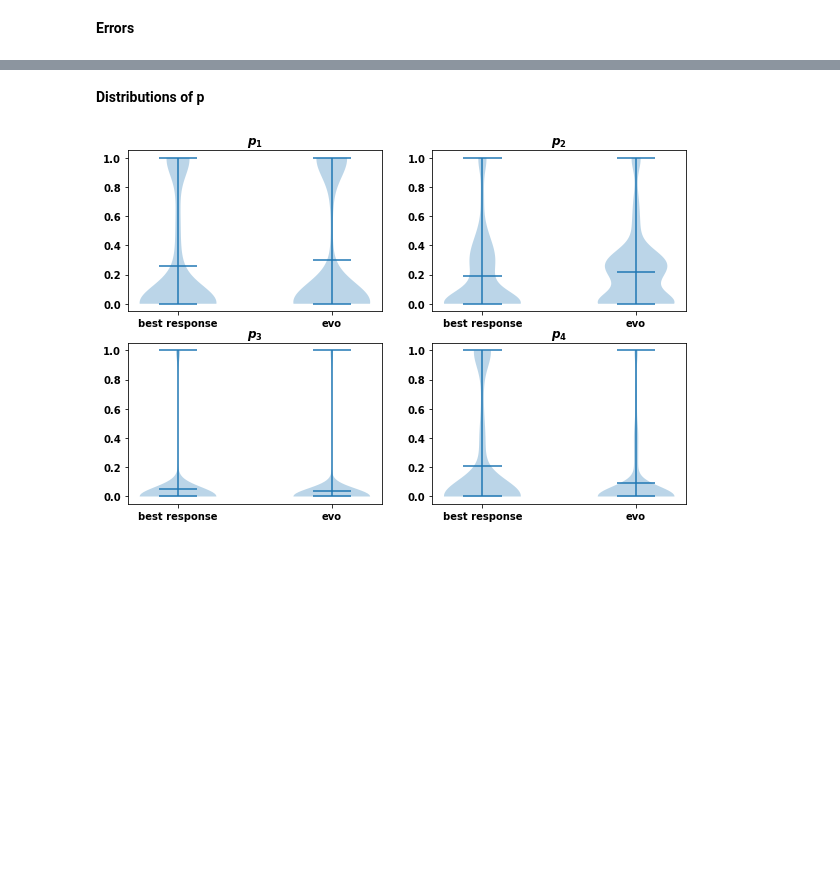
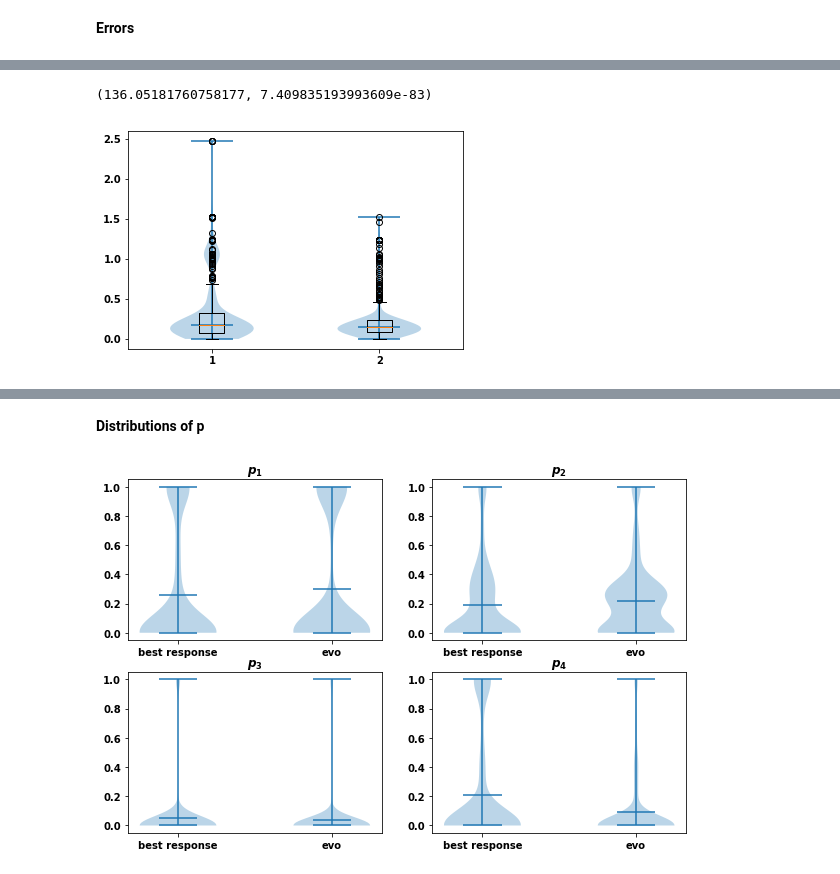
Before and after one commit to Nikoleta-v3/Memory-size-in-the-prisoners-dilemma, a Jupyter notebook: nbs/Analysis data.ipynb, the cells around one changed output, grey strips where cells are left out. Cells and saved outputs as stored; diff of their text form; code cells hidden in the pictures; blank space fills up the shorter version.

```diff
--- a/nbs/Analysis data.ipynb
+++ b/nbs/Analysis data.ipynb
@@ -251,0 +260,10 @@ df[error_columns].describe()
+# %%
+F, p
+# %% [output]
+(136.05181760758177, 7.409835193993609e-83)
+# %%
+data = [df[column] for column in error_columns[:2]]
+plt.violinplot(data, showmedians=True);
+plt.boxplot(data);
+# %% [output]
+[figure, added]
```
Also changed, not shown: parts of 21 cells of this notebook, 1 other file.
